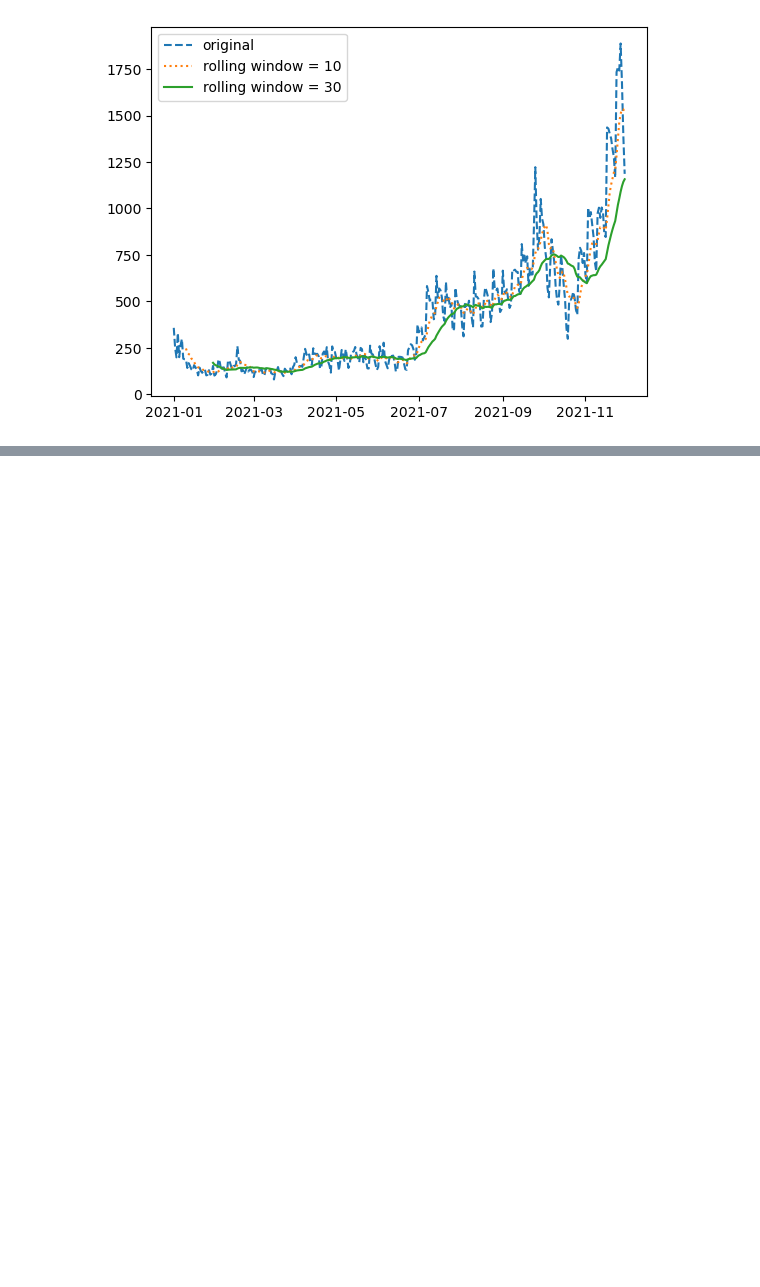
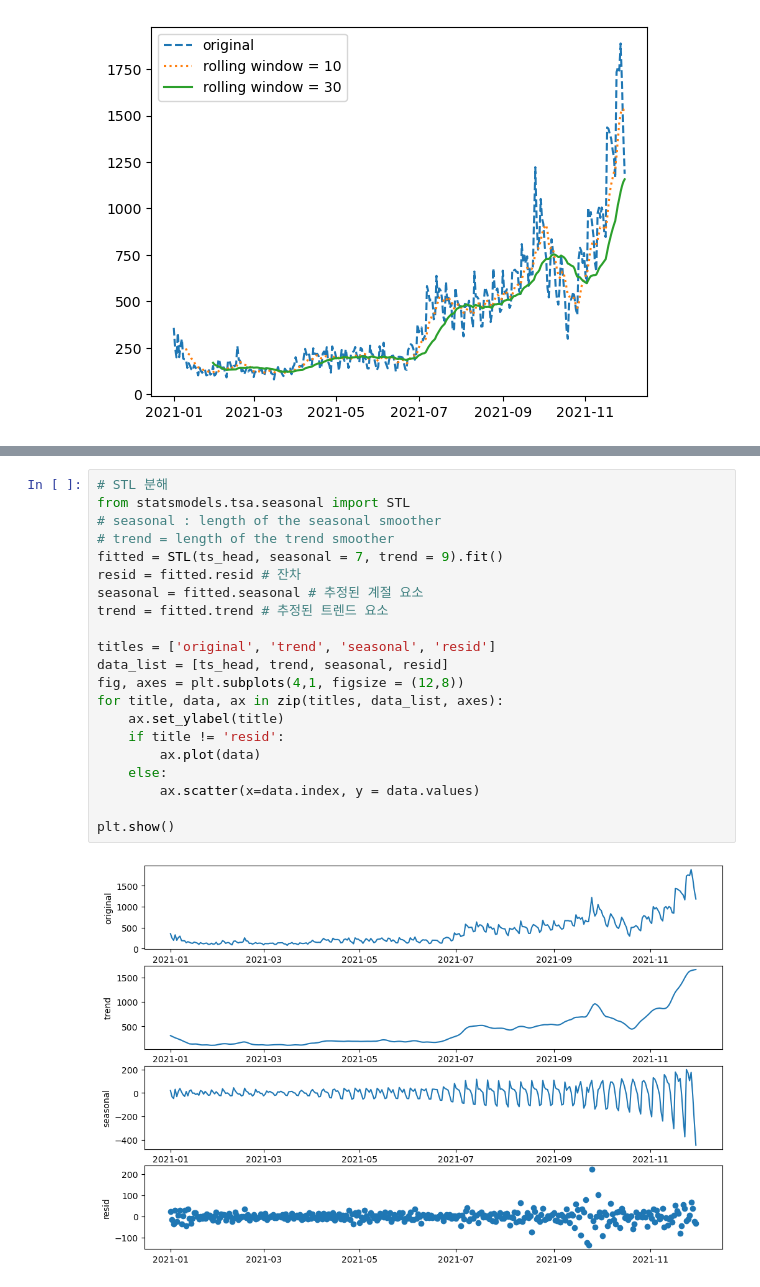
Before and after one commit to Junoflows/ADP, a Jupyter notebook: 교재 정리/12. 시계열 분석.ipynb, the cells around one changed output, grey strips where cells are left out. Drawn from its saved outputs; the diff is of its cells as text; blank space fills up the shorter version.

```diff
--- a/교재 정리/12. 시계열 분석.ipynb
+++ b/교재 정리/12. 시계열 분석.ipynb
@@ -149,0 +168,23 @@ plt.show()
+# %%
+# STL 분해
+from statsmodels.tsa.seasonal import STL
+# seasonal : length of the seasonal smoother
+# trend = length of the trend smoother
+fitted = STL(ts_head, seasonal = 7, trend = 9).fit()
+resid = fitted.resid # 잔차
+seasonal = fitted.seasonal # 추정된 계절 요소
+trend = fitted.trend # 추정된 트렌드 요소
+
+titles = ['original', 'trend', 'seasonal', 'resid']
+data_list = [ts_head, trend, seasonal, resid]
+fig, axes = plt.subplots(4,1, figsize = (12,8))
+for title, data, ax in zip(titles, data_list, axes):
+    ax.set_ylabel(title)
+    if title != 'resid':
+        ax.plot(data)
+    else:
+        ax.scatter(x=data.index, y = data.values)
+
+plt.show()
+# %% [output]
+[figure, added]
```
Also changed, not shown: parts of 40 cells of this notebook.
